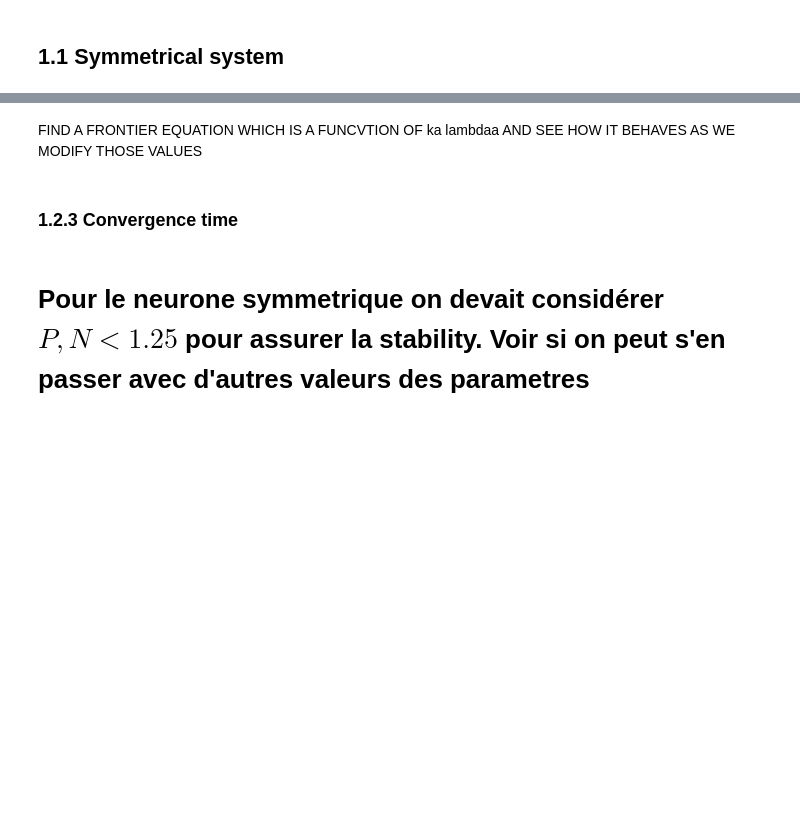
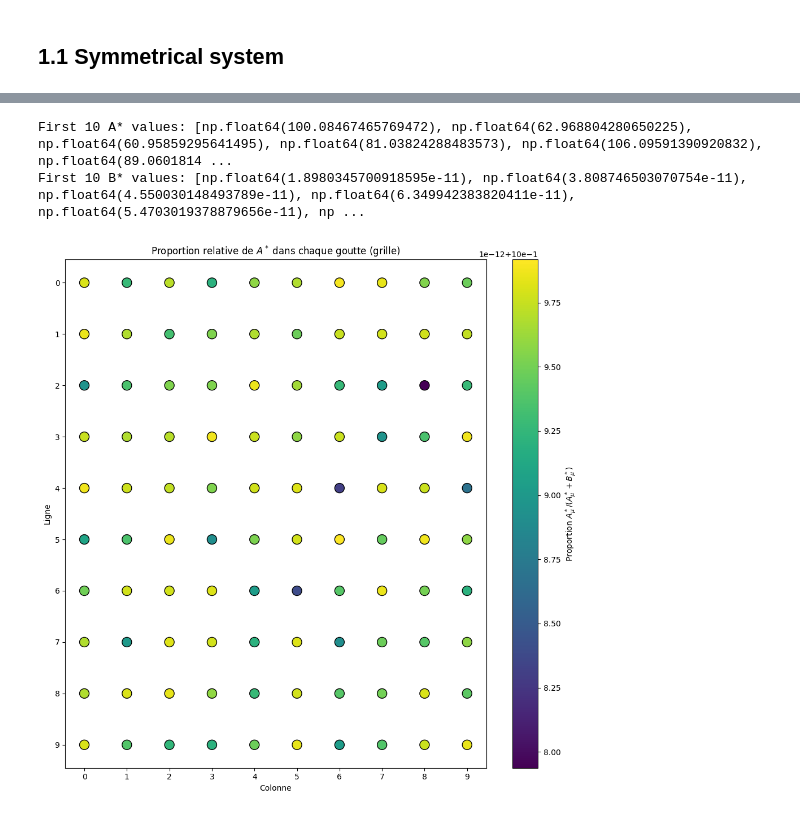
Before and after one commit to Aeronobase/Code-neural-network-with-CRNs, a Jupyter notebook: Sym Neuron-Rondelez_5_Compartimentalization.ipynb, the cells around one changed output, grey strips where cells are left out. Drawn from its saved outputs; the diff is of its cells as text; code cells hidden in the pictures; blank space fills up the shorter version.

```diff
--- a/Sym Neuron-Rondelez_5_Compartimentalization.ipynb
+++ b/Sym Neuron-Rondelez_5_Compartimentalization.ipynb
@@ -1253,6 +127,0 @@ KeyboardInterrupt:
-# %% [markdown]
-FIND A FRONTIER EQUATION WHICH IS A FUNCVTION OF ka lambdaa AND SEE HOW IT BEHAVES AS WE MODIFY THOSE VALUES
-# %% [markdown]
-### 1.2.3 Convergence time
-# %% [markdown]
-# Pour le neurone symmetrique on devait considérer $P,N<1.25$ pour assurer la stability. Voir si on peut s'en passer avec d'autres valeurs des parametres
@@ -1258,0 +261,39 @@ FIND A FRONTIER EQUATION WHICH IS A FUNCVTION OF ka lambdaa AND SEE HOW IT BEHAV
+# %%
+# === Example usage ===
+if __name__ == "__main__":
+    # Define inputs
+    X_p = [0.8, 0.2, 0.3]  # e.g., 3 positive species
+    X_n = [0.8, 0.2, 0.3]       # e.g., 2 negative species
+    lambda_val = 10
+    G = 100  # number of droplets
+
+    # User-defined weights
+    w_p = [1.0, 0.5, 0.2]
+    w_n = [1.0, 0.5, 0.2]
+
+    # Parameters
+    params = {
+        "eta_a": 0.1,
+        "eta_b": 0.1,
+        "mu_a": 0.2,
+        "mu_b": 0.2,
+        "k_a": 0.7,
+        "k_b": 0.7,
+        "lambda_a": 1.0,
+        "lambda_b": 1.0
+    }
+
+    # Run simulation
+    A_result, B_result = simulate_round1(X_p, X_n, lambda_val, G, w_p, w_n, params)
+
+    # Display output (optional)
+    print("First 10 A* values:", A_result[:10])
+    print("First 10 B* values:", B_result[:10])
+# %% [output]
+First 10 A* values: [np.float64(100.08467465769472), np.float64(62.968804280650225), np.float64(60.95859295641495), np.float64(81.03824288483573), np.float64(106.09591390920832), np.float64(89.0601814 ...
+First 10 B* values: [np.float64(1.8980345700918595e-11), np.float64(3.808746503070754e-11), np.float64(4.550030148493789e-11), np.float64(6.349942383820411e-11), np.float64(5.4703019378879656e-11), np ...
+# %%
+# Utilisation (exemple pour 100 gouttes) :
+plot_proportion_A_grid(A_result, B_result, n_cols=10)
+# %% [output]
+[figure, added]
```
Also changed, not shown: parts of 66 cells of this notebook.
